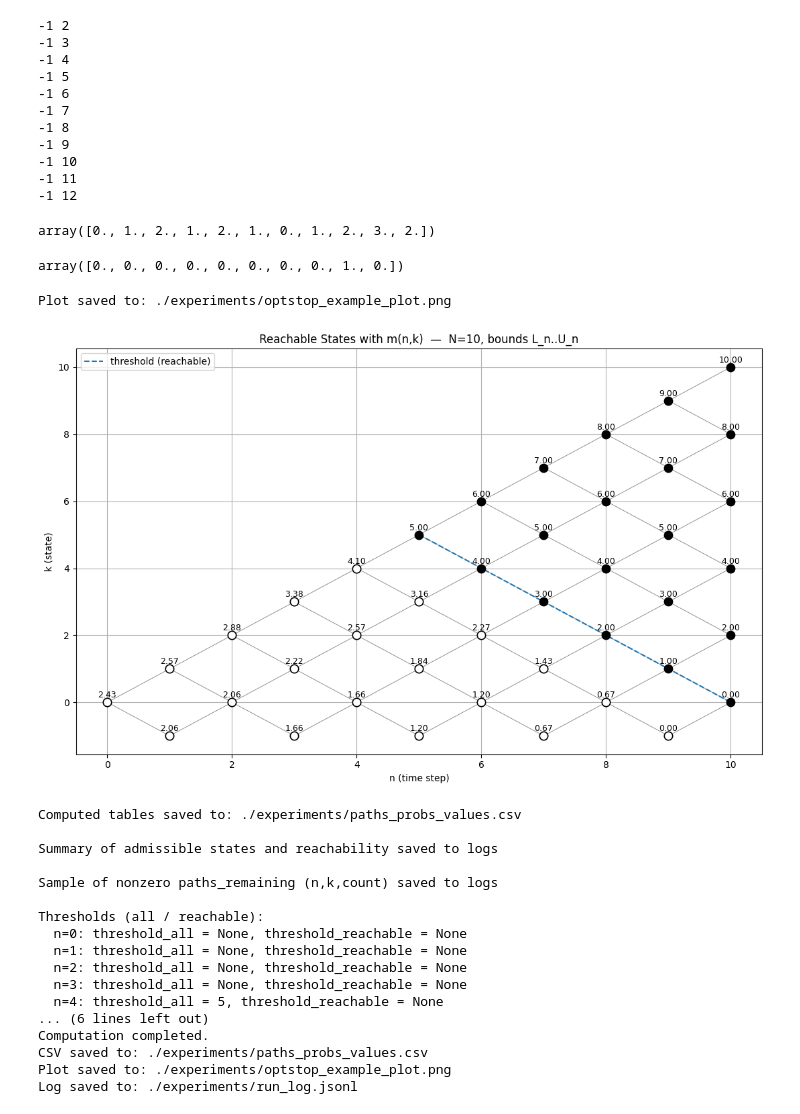
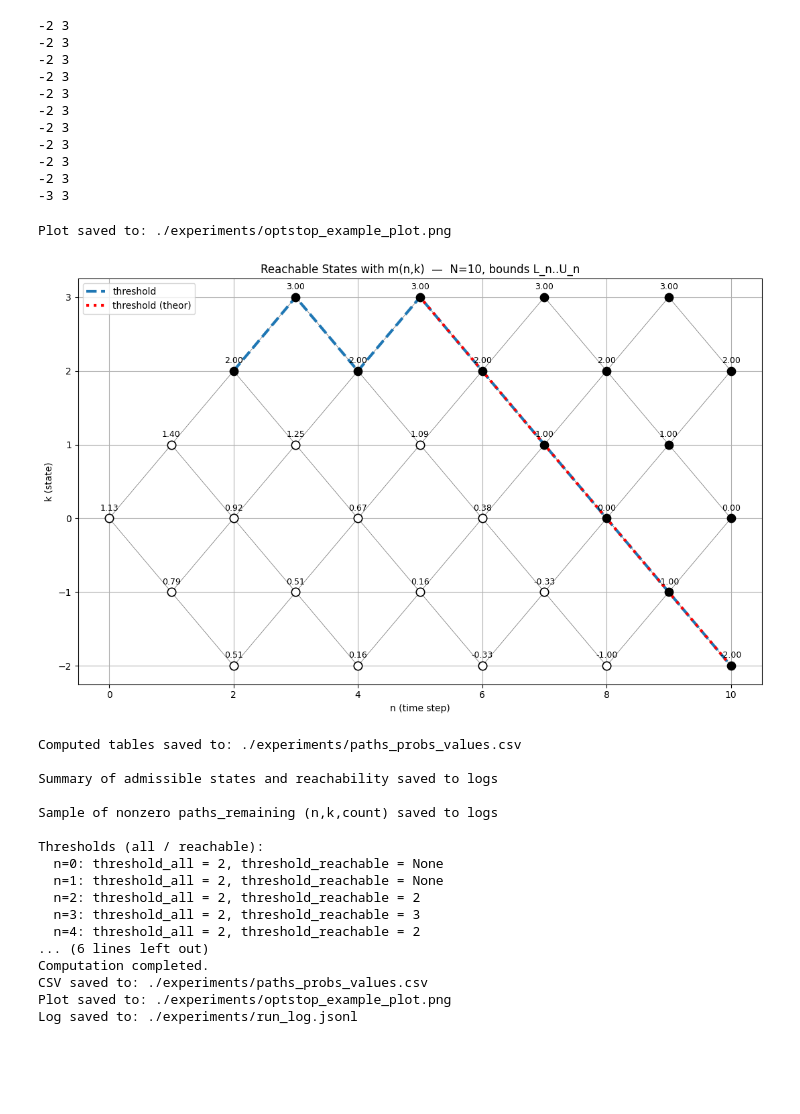
Before and after one commit to dm1trykrylov/optimal-stopping-conditioned-rw, a Jupyter notebook: main.ipynb, the cells around one changed output. Cells and saved outputs as stored; diff of their text form; code cells hidden in the pictures; blank space fills up the shorter version.

```diff
--- a/main.ipynb
+++ b/main.ipynb
@@ -20,10 +20,10 @@ rw.set_out_dir(out_dir)
 # PARAMETERS (change here)
 # ---------------------------
 N = 10
-a = 2
-b = 1
-x = 1
-y = 0
+a = 3
+b = 2
+x = 0
+y = .1
 
 # Bounds (functions)
 lower_bound = lambda n: -b - n * y
@@ -44,14 +44,14 @@ paths_remaining, p_up, opt_value, valid = model.paths_remaining, model.p_up, mod
 reachable = model.reachable
 threshold_all, threshold_reach = model.threshold_all, model.threshold_reach
 # %% [output]
--1 2
--1 3
--1 4
--1 5
--1 6
--1 7
--1 8
--1 9
--1 10
--1 11
--1 12
+-2 3
+-2 3
+-2 3
+-2 3
+-2 3
+-2 3
+-2 3
+-2 3
+-2 3
+-2 3
+-3 3
@@ -64,11 +58,3 @@ positions = np.cumsum(steps_all).astype(float)      # start at steps[0]
-# %%
-positions
-# %% [output]
-array([0., 1., 2., 1., 2., 1., 0., 1., 2., 3., 2.])
-# %%
-model.predict(positions)
-# %% [output]
-array([0., 0., 0., 0., 0., 0., 0., 0., 1., 0.])
 # %%
 # This cell:
 #  - saves a plot showing reachable nodes and stopping decisions.
@@ -105,35 +91,58 @@ for n in range(N + 1):
         ax.text(n, k + 0.08, f"{val:.2f}", ha='center', va='bottom', fontsize=9, zorder=4)
 
 # Annotate thresholds (reachable) as a dotted line connecting minimal stopping k per time where defined
 xs = []
 ys = []
 for n in range(N + 1):
     t = threshold_reach[n]
     if t is not None:
         xs.append(n)
         ys.append(t)
 if xs:
-    ax.plot(xs, ys, linestyle="--", linewidth=1.5, label="threshold (reachable)")
+    ax.plot(xs, ys, linestyle="--", linewidth=3, label="threshold")
+
+# Annotate theoretical threshold
+xs_th = []
+ys_th = []
+L_N = -lower_bound(N)
+max_k = None
+for n in range(N + 1, 0, -1):
+    t = int(np.ceil(N - n - L_N))
+    if t <= upper_bound(n) and t >= lower_bound(n):
+        xs_th.append(n)
+        y_v = None
+        for k in range(t, (upper_bound(n)) + 1):
+            if reachable[n].get(k, 0):
+                y_v = k
+                if max_k is None:
+                    max_k = y_v
+                else:
+                    max_k = np.max(max_k, y_v)
+                break
+        #if y_v is None:
+        ys_th.append(y_v)
+if xs_th:
+    ax.plot(xs_th, ys_th, linestyle=":", linewidth=3, color='r', label="threshold (theor)")
 
 ax.set_xlabel("n (time step)")
 ax.set_ylabel("k (state)")
 ax.set_title(f"Reachable States with m(n,k)  —  N={N}, bounds L_n..U_n")
 ax.grid(True)
 ax.legend()
 
 plt.tight_layout()
 img_path = os.path.join(out_dir, "optstop_example_plot.png")
 plt.savefig(img_path, dpi=300)
 print("Plot saved to:", img_path)
 
 # If pandas not available, print a small textual table for inspection
 # if not HAVE_PANDAS:
 #     print("\nSmall table (n,k, paths_remaining, p_up, opt_value, reachable) sample (first 40 rows):")
 #     for r in rows[:40]:
 #         rw.log("full_table_row", r)
 # %% [output]
 Plot saved to: ./experiments/optstop_example_plot.png
-[figure, old version]
+[figure, new version]
 # %%
 # This cell:
 #  - saves CSVs and summary.
@@ -217,11 +226,11 @@ Summary of admissible states and reachability saved to logs
 Sample of nonzero paths_remaining (n,k,count) saved to logs
 
 Thresholds (all / reachable):
-  n=0: threshold_all = None, threshold_reachable = None
-  n=1: threshold_all = None, threshold_reachable = None
-  n=2: threshold_all = None, threshold_reachable = None
-  n=3: threshold_all = None, threshold_reachable = None
-  n=4: threshold_all = 5, threshold_reachable = None
+  n=0: threshold_all = 2, threshold_reachable = None
+  n=1: threshold_all = 2, threshold_reachable = None
+  n=2: threshold_all = 2, threshold_reachable = 2
+  n=3: threshold_all = 2, threshold_reachable = 3
+  n=4: threshold_all = 2, threshold_reachable = 2
 ... (6 lines left out)
 Computation completed.
 CSV saved to: ./experiments/paths_probs_values.csv
```
Also changed, not shown: parts of 1 cell of this notebook, 1 other file.
